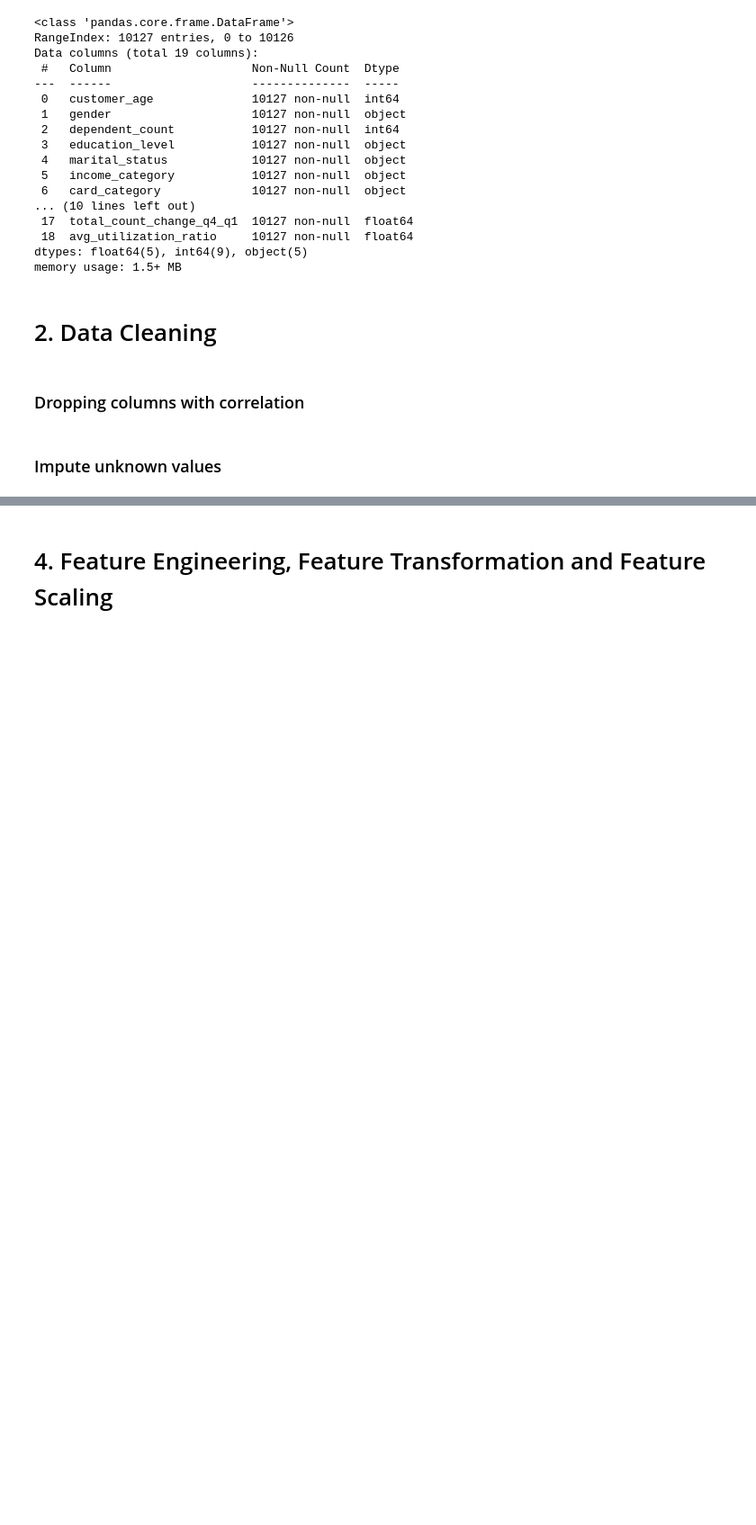
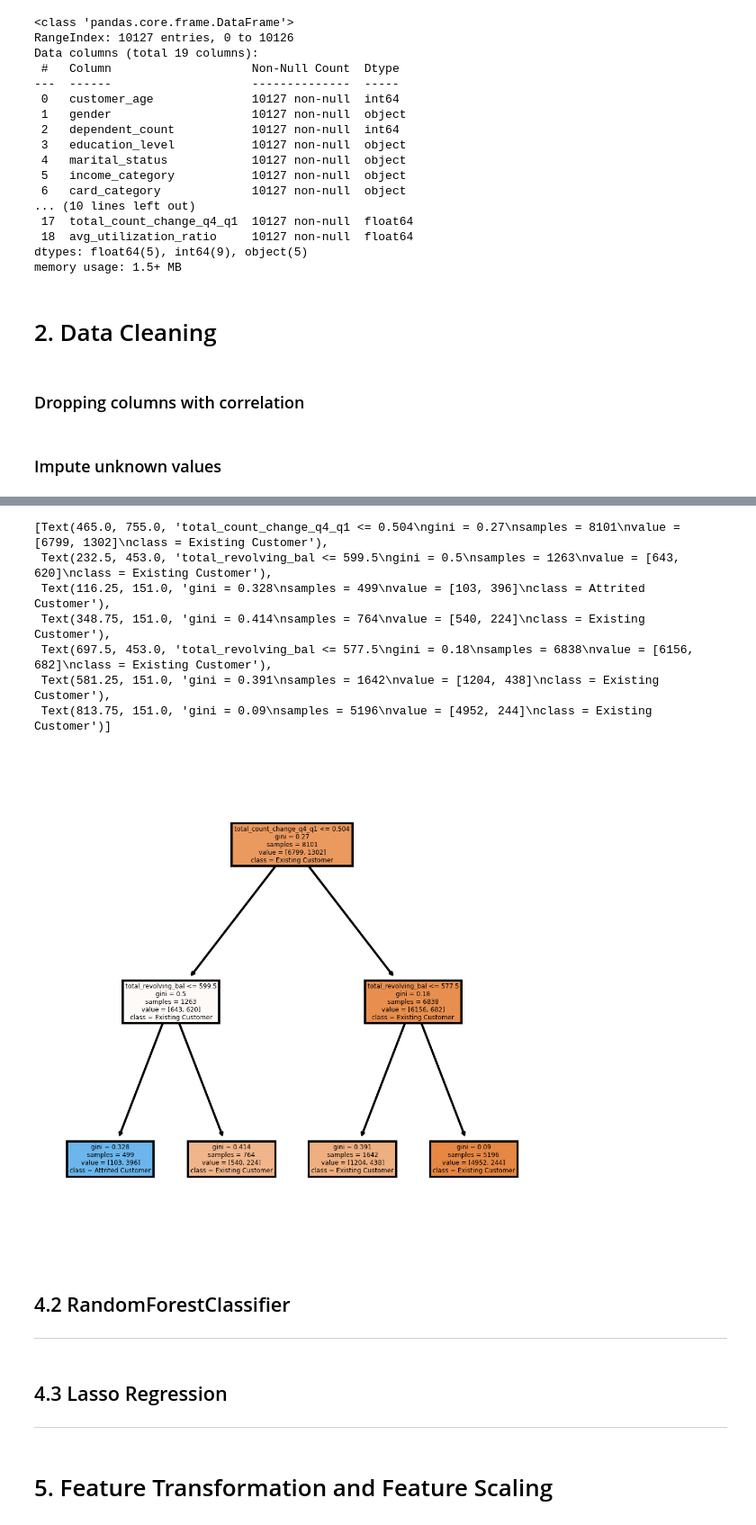
Before and after one commit to jonjonnyjonjon/introml-g2t4, a Jupyter notebook: data-preprocessing.ipynb, the cells around one changed output, grey strips where cells are left out. Shown at 90% size. Drawn from its saved outputs; the diff is of its cells as text; code cells hidden in the pictures; blank space fills up the shorter version.

```diff
--- a/data-preprocessing.ipynb
+++ b/data-preprocessing.ipynb
@@ -117,2 +187,27 @@ x_test = impute_unknown(x_test)
+# %%
+clf = DecisionTreeClassifier(max_depth=2, random_state=2021)
+clf.fit(x_train, y_train)
+
+class_labels = ['Existing Customer', 'Attrited Customer']
+fig, axes = plt.subplots(nrows = 1, ncols = 1, figsize = (4,4), dpi=300)
+tree.plot_tree(clf,
+               feature_names = x_train.columns,
+               class_names = class_labels,
+               filled = True)
+# %% [output]
+[Text(465.0, 755.0, 'total_count_change_q4_q1 <= 0.504\ngini = 0.27\nsamples = 8101\nvalue = [6799, 1302]\nclass = Existing Customer'),
+ Text(232.5, 453.0, 'total_revolving_bal <= 599.5\ngini = 0.5\nsamples = 1263\nvalue = [643, 620]\nclass = Existing Customer'),
+ Text(116.25, 151.0, 'gini = 0.328\nsamples = 499\nvalue = [103, 396]\nclass = Attrited Customer'),
+ Text(348.75, 151.0, 'gini = 0.414\nsamples = 764\nvalue = [540, 224]\nclass = Existing Customer'),
+ Text(697.5, 453.0, 'total_revolving_bal <= 577.5\ngini = 0.18\nsamples = 6838\nvalue = [6156, 682]\nclass = Existing Customer'),
+ Text(581.25, 151.0, 'gini = 0.391\nsamples = 1642\nvalue = [1204, 438]\nclass = Existing Customer'),
+ Text(813.75, 151.0, 'gini = 0.09\nsamples = 5196\nvalue = [4952, 244]\nclass = Existing Customer')]
+[figure, added]
+# %% [markdown]
+## 4.2 RandomForestClassifier
+---
+# %% [markdown]
+## 4.3 Lasso Regression
+---
 # %% [markdown]
-# 4. Feature Engineering, Feature Transformation and Feature Scaling
+# 5. Feature Transformation and Feature Scaling
```
Also changed, not shown: parts of 14 cells of this notebook, 2 other files.
